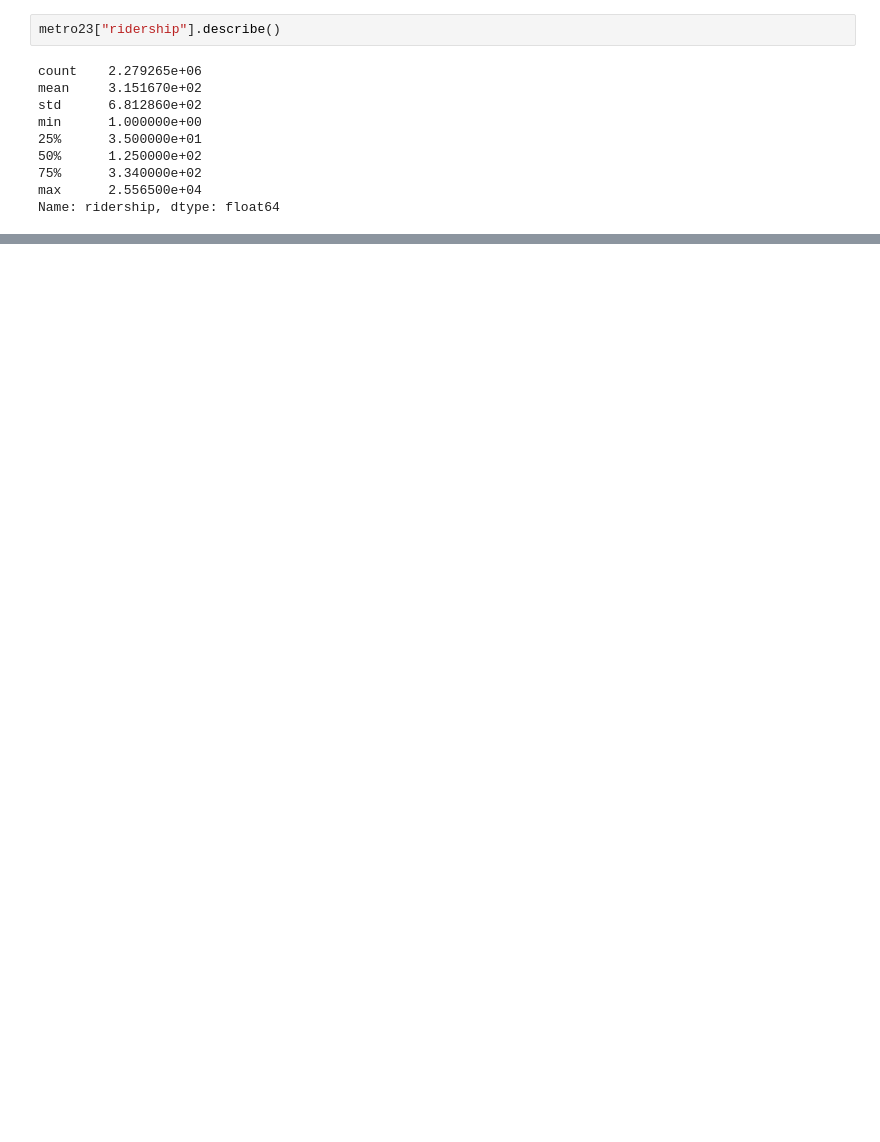
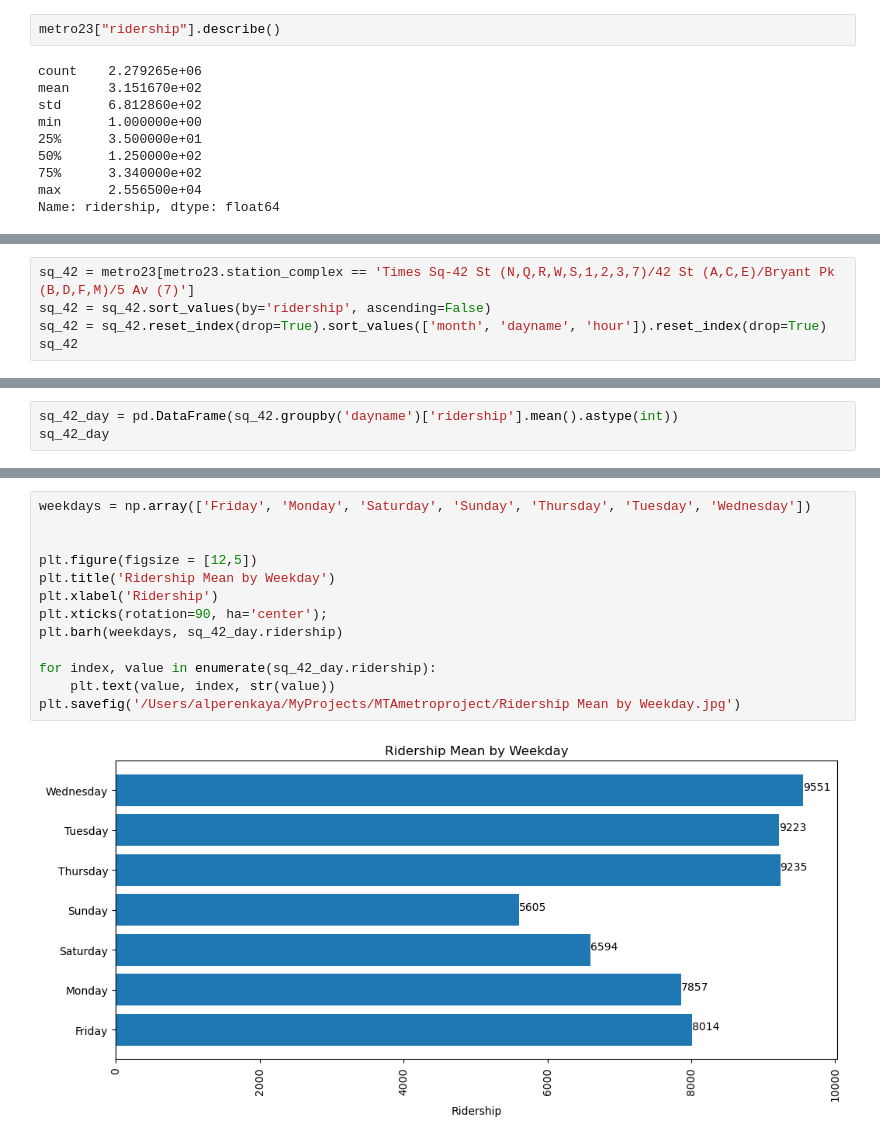
Before and after one commit to kayaalperen1/MTA-Metro, a Jupyter notebook: MTA-metro.ipynb, the cells around one changed output, grey strips where cells are left out. Cells and saved outputs as stored; diff of their text form; blank space fills up the shorter version.

```diff
--- a/MTA-metro.ipynb
+++ b/MTA-metro.ipynb
@@ -232,0 +239,5 @@ station_group.head(10)
+# %%
+sq_42 = metro23[metro23.station_complex == 'Times Sq-42 St (N,Q,R,W,S,1,2,3,7)/42 St (A,C,E)/Bryant Pk (B,D,F,M)/5 Av (7)']
+sq_42 = sq_42.sort_values(by='ridership', ascending=False)
+sq_42 = sq_42.reset_index(drop=True).sort_values(['month', 'dayname', 'hour']).reset_index(drop=True)
+sq_42
@@ -232,0 +281,3 @@ station_group.head(10)
+# %%
+sq_42_day = pd.DataFrame(sq_42.groupby('dayname')['ridership'].mean().astype(int))
+sq_42_day
@@ -232,0 +294,15 @@ station_group.head(10)
+# %%
+weekdays = np.array(['Friday', 'Monday', 'Saturday', 'Sunday', 'Thursday', 'Tuesday', 'Wednesday'])
+
+
+plt.figure(figsize = [12,5])
+plt.title('Ridership Mean by Weekday')
+plt.xlabel('Ridership')
+plt.xticks(rotation=90, ha='center');
+plt.barh(weekdays, sq_42_day.ridership)
+
+for index, value in enumerate(sq_42_day.ridership):
+    plt.text(value, index, str(value))
+plt.savefig('/Users/alperenkaya/MyProjects/MTAmetroproject/Ridership Mean by Weekday.jpg')
+# %% [output]
+[figure, added]
```
Also changed, not shown: parts of 10 cells of this notebook, 3 other files.
